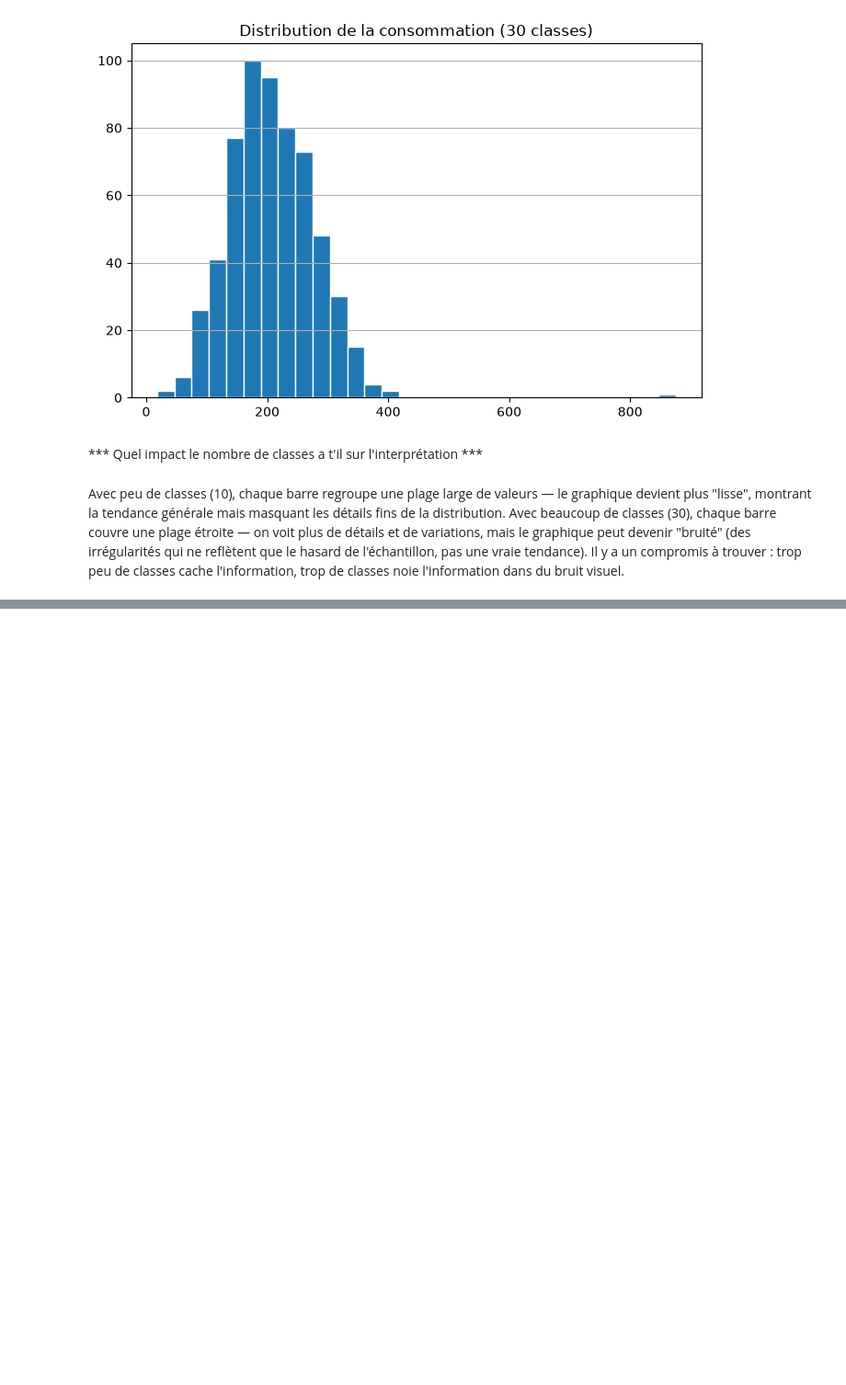
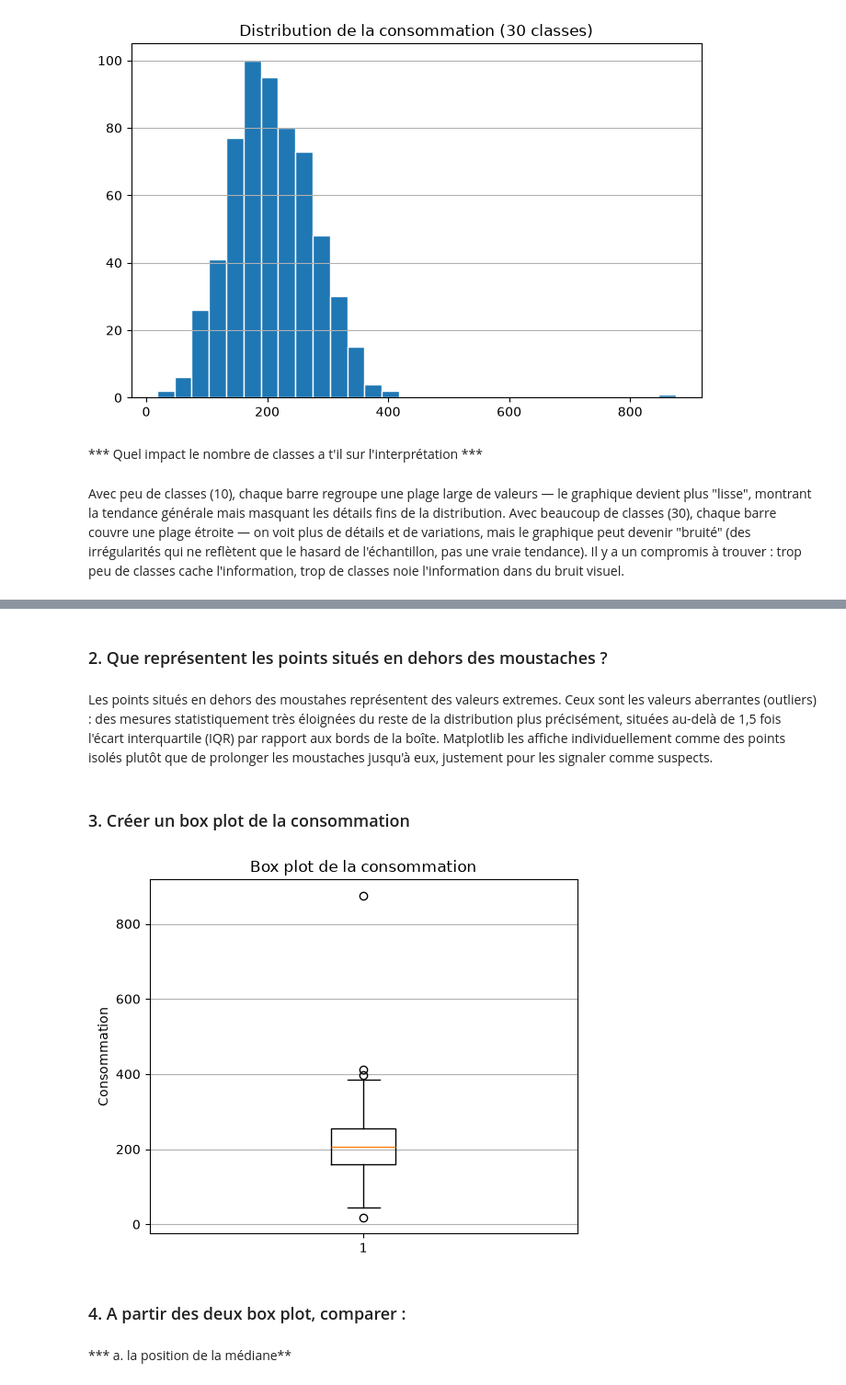
Before and after one commit to sinendoye/atelier_matplotlib_iot, a Jupyter notebook: notebooks/atelier_matplotlib_iot.ipynb, the cells around one changed output, grey strips where cells are left out. Shown at 92% size. Saved outputs shown, nothing was run; the diff lists cells and outputs as text; code cells hidden in the pictures; blank space fills up the shorter version.

```diff
--- a/notebooks/atelier_matplotlib_iot.ipynb
+++ b/notebooks/atelier_matplotlib_iot.ipynb
@@ -174,0 +204,19 @@ Avec peu de classes (10), chaque barre regroupe une plage large de valeurs — l
+# %% [markdown]
+### 2. Que représentent les points situés en dehors des moustaches ?
+# %% [markdown]
+Les points situés en dehors des moustahes représentent des valeurs extremes. Ceux sont les valeurs aberrantes (outliers) : des mesures statistiquement très éloignées du reste de la distribution plus précisément, situées au-delà de 1,5 fois l'écart interquartile (IQR) par rapport aux bords de la boîte. Matplotlib les affiche individuellement comme des points isolés plutôt que de prolonger les moustaches jusqu'à eux, justement pour les signaler comme suspects.
+# %% [markdown]
+### 3. Créer un box plot de la consommation
+# %%
+plt.figure(figsize=(6, 5))
+plt.boxplot(df["consommation"].dropna())
+plt.title("Box plot de la consommation")
+plt.ylabel("Consommation")
+plt.grid(axis="y")
+plt.show()
+# %% [output]
+[figure, added]
+# %% [markdown]
+### 4. A partir des deux box plot, comparer :
+# %% [markdown]
+*** a. la position de la médiane**
```
Also changed, not shown: parts of 14 cells of this notebook.
